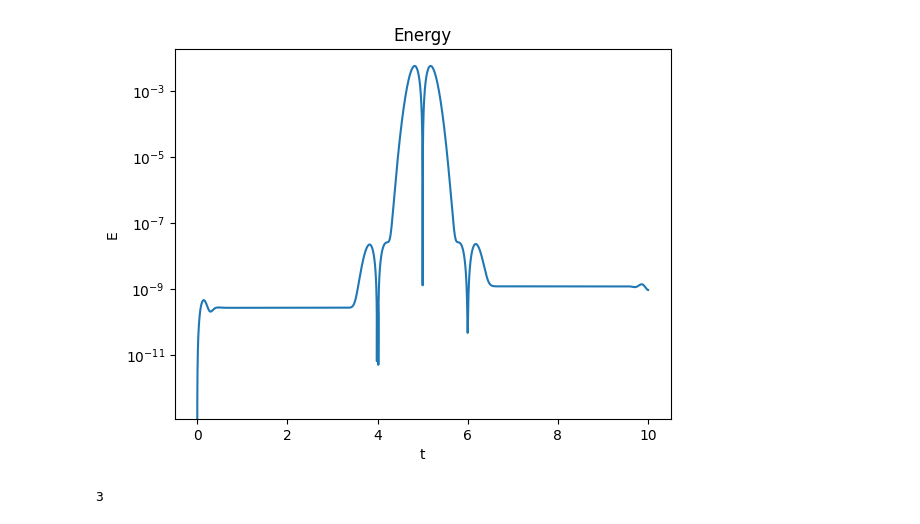
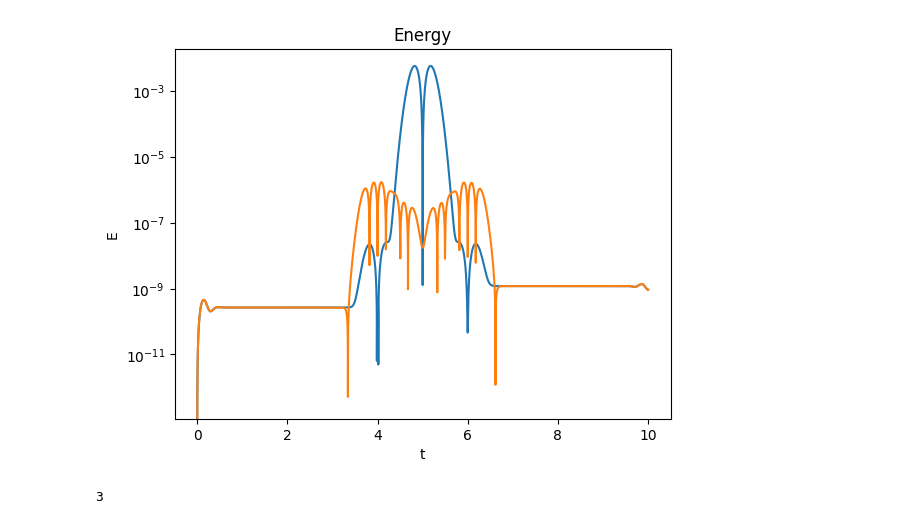
Before and after one commit to AuroraDysis/FixedMeshRefinement.jl, a Jupyter notebook: examples/wave/plot.ipynb, the cells around one changed output. Cells and saved outputs as stored; diff of their text form; code cells hidden in the pictures.

```diff
--- a/examples/wave/plot.ipynb
+++ b/examples/wave/plot.ipynb
@@ -6,15 +6,16 @@ import pandas as pd
 # %%
 df = pd.read_csv("config/data/output.csv")
 
 fig, ax = plt.subplots()
+ax.plot(df["t"], np.abs(df["Ebase"] - df["Ebase"].iloc[0]))
 ax.plot(df["t"], np.abs(df["E"] - df["E"].iloc[0]))
 ax.set_yscale("log")
 ax.set_title("Energy")
 ax.set_xlabel("t")
 ax.set_ylabel("E")
 plt.show()
 # %% [output]
-[figure, old version]
+[figure, new version]
 # %%
 file = h5py.File("config/data/data.h5")
 # %%
```
Also changed, not shown: 5 other files.
